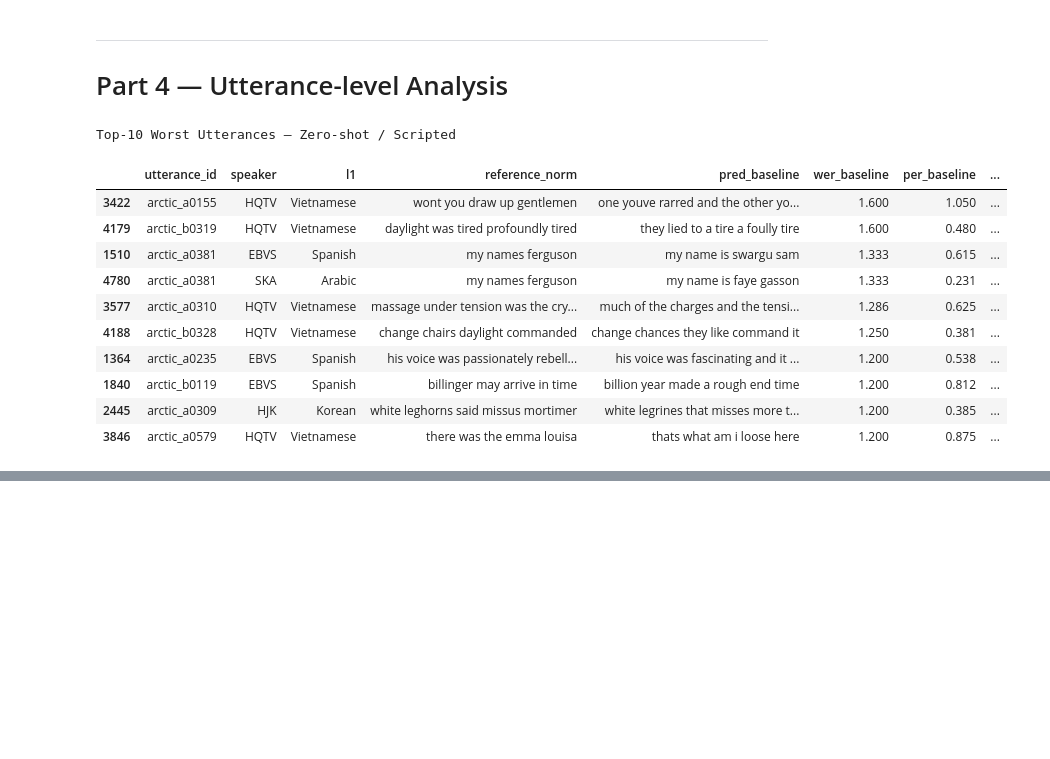
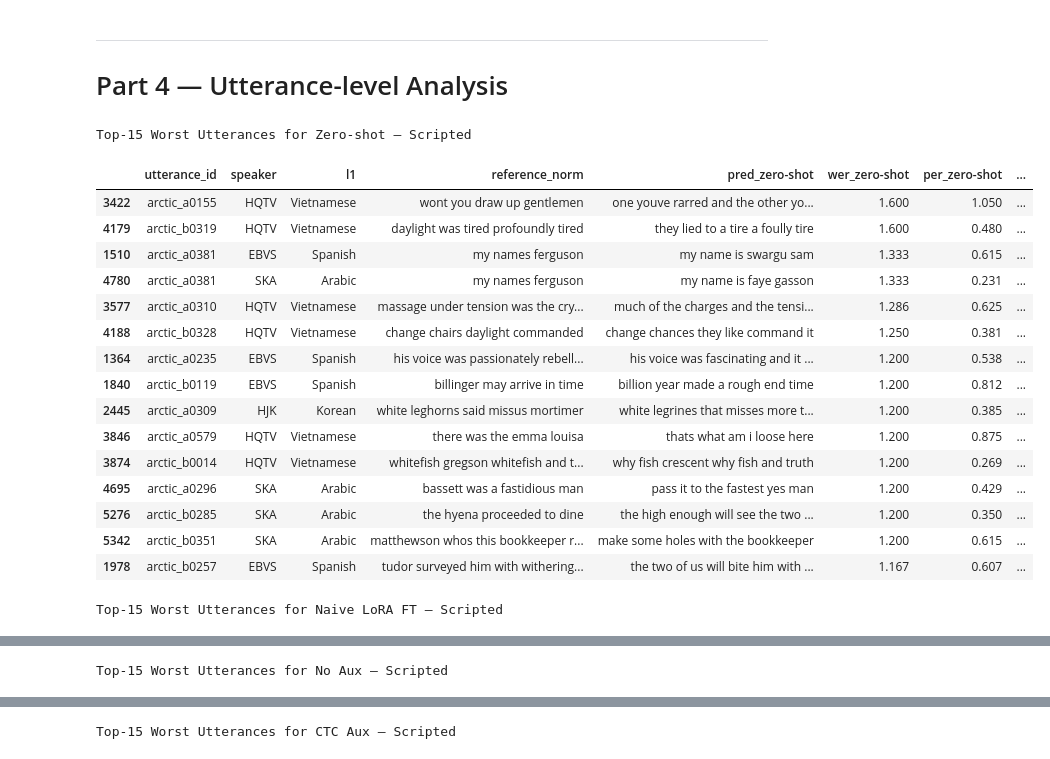
Before and after one commit to Tisya-V/accent-robust-asr, a Jupyter notebook: src/eval/model_performance_comparison.ipynb, the cells around one changed output, grey strips where cells are left out. Saved outputs shown, nothing was run; the diff lists cells and outputs as text; code cells hidden in the pictures; blank space fills up the shorter version.

```diff
--- a/src/eval/model_performance_comparison.ipynb
+++ b/src/eval/model_performance_comparison.ipynb
@@ -26,6 +26,7 @@ RESULTS_DIR = "results/model_perf_comparison"
 MODEL_KEYS = {
     "baseline":      "Zero-shot",
     "baseline_lora": "Naive LoRA FT",
+    "no_aux":        "No Aux",
     "ctc_aux":       "CTC Aux",
     "feat_aux":      "Feat Aux",
     "both_aux":      "CTC + Feat",
@@ -332,16 +337,15 @@ Scripted vs Spontaneous WER gap (zero-shot)
 # %%
 # ── UTT WER distributions ─────────────────────────────────────────────────────
 fig = go.Figure()
-for key, label in MODEL_KEYS.items():
-    for split in SPLITS:
-        if not available(key, split):
-            continue
-        fig.add_trace(go.Histogram(
-            x       = results[key][split]["utt_wer"],
-            name    = f"{label} / {split}",
-            opacity = 0.5,
-            nbinsx  = 40,
-        ))
+key = "ctc_aux"
+label = MODEL_KEYS[key]
+split = "scripted"
+fig.add_trace(go.Histogram(
+    x       = results[key][split]["utt_wer"],
+    name    = f"{label} / {split}",
+    opacity = 0.5,
+    nbinsx  = 40,
+))
 fig.update_layout(
     title    = "Utterance WER Distribution — All Conditions",
     barmode  = "overlay",
@@ -351,38 +355,41 @@ fig.update_layout(
 )
 fig.show()
 # %%
-# ── Top-10 worst utterances — scripted zero-shot, cross-model comparison ──────
-split = "scripted"
-if available("baseline", split):
-    base_df = results["baseline"][split]
-    idx     = base_df.nlargest(10, "utt_wer").index
-    worst   = base_df.loc[idx, [
-        "utterance_id", "speaker", "l1",
-        "reference_norm", "prediction_norm", "utt_wer", "utt_per",
-    ]].rename(columns={
-        "prediction_norm": "pred_baseline",
-        "utt_wer":         "wer_baseline",
-        "utt_per":         "per_baseline",
-    })
+# ── Worst utterances per model — scripted, cross-model comparison ─────────────
+split    = "scripted"
+N_WORST  = 15
 
+base_df = results["baseline"][split]
+
+for anchor_key, anchor_label in MODEL_KEYS.items():
+    if not available(anchor_key, split):
+        continue
+
+    anchor_df = results[anchor_key][split]
+    idx       = anchor_df.nlargest(N_WORST, "utt_wer").index
+
+    worst = base_df.loc[idx, ["utterance_id", "speaker", "l1", "reference_norm"]].copy()
+
+    # Add each model's prediction + WER + PER for these utterances
     for key, label in MODEL_KEYS.items():
-        if key == "baseline" or not available(key, split):
+        if not available(key, split):
             continue
-        other = results[key][split]
-        worst[f"pred_{key}"] = other.loc[idx, "prediction_norm"].values
-        worst[f"wer_{key}"]  = other.loc[idx, "utt_wer"].values
+        other            = results[key][split]
+        col              = label.replace(" ", "_").lower()
+        worst[f"pred_{col}"] = other.loc[idx, "prediction_norm"].values
+        worst[f"wer_{col}"]  = other.loc[idx, "utt_wer"].values
         if "utt_per" in other.columns:
-            worst[f"per_{key}"] = other.loc[idx, "utt_per"].values
+            worst[f"per_{col}"] = other.loc[idx, "utt_per"].values
 
     fmt_cols = {c: "{:.3f}" for c in worst.columns if c.startswith(("wer_", "per_"))}
     display(
         worst.style
-             .format(fmt_cols)
-             .set_caption("Top-10 Worst Utterances — Zero-shot / Scripted")
+                .format(fmt_cols)
+                .set_caption(f"Top-{N_WORST} Worst Utterances for {anchor_label} — Scripted")
     )
 # %% [output]
-Top-10 Worst Utterances — Zero-shot / Scripted
+Top-15 Worst Utterances for Zero-shot — Scripted
-|  | utterance_id | speaker | l1 | reference_norm | pred_baseline | wer_baseline | per_baseline | ... |
+|  | utterance_id | speaker | l1 | reference_norm | pred_zero-shot | wer_zero-shot | per_zero-shot | ... |
 | 3422 | arctic_a0155 | HQTV | Vietnamese | wont you draw up gentlemen | one youve rarred and the other yo... | 1.600 | 1.050 | ... |
 | 4179 | arctic_b0319 | HQTV | Vietnamese | daylight was tired profoundly tired | they lied to a tire a foully tire | 1.600 | 0.480 | ... |
 | 1510 | arctic_a0381 | EBVS | Spanish | my names ferguson | my name is swargu sam | 1.333 | 0.615 | ... |
@@ -393,3 +400,9 @@ Top-10 Worst Utterances — Zero-shot / Scripted
 | 1840 | arctic_b0119 | EBVS | Spanish | billinger may arrive in time | billion year made a rough end time | 1.200 | 0.812 | ... |
 | 2445 | arctic_a0309 | HJK | Korean | white leghorns said missus mortimer | white legrines that misses more t... | 1.200 | 0.385 | ... |
 | 3846 | arctic_a0579 | HQTV | Vietnamese | there was the emma louisa | thats what am i loose here | 1.200 | 0.875 | ... |
+| 3874 | arctic_b0014 | HQTV | Vietnamese | whitefish gregson whitefish and t... | why fish crescent why fish and truth | 1.200 | 0.269 | ... |
+| 4695 | arctic_a0296 | SKA | Arabic | bassett was a fastidious man | pass it to the fastest yes man | 1.200 | 0.429 | ... |
+| 5276 | arctic_b0285 | SKA | Arabic | the hyena proceeded to dine | the high enough will see the two ... | 1.200 | 0.350 | ... |
+| 5342 | arctic_b0351 | SKA | Arabic | matthewson whos this bookkeeper r... | make some holes with the bookkeeper | 1.200 | 0.615 | ... |
+| 1978 | arctic_b0257 | EBVS | Spanish | tudor surveyed him with withering... | the two of us will bite him with ... | 1.167 | 0.607 | ... |
+Top-15 Worst Utterances for Naive LoRA FT — Scripted
@@ -395,0 +425 @@ Top-10 Worst Utterances — Zero-shot / Scripted
+Top-15 Worst Utterances for No Aux — Scripted
@@ -395,0 +442 @@ Top-10 Worst Utterances — Zero-shot / Scripted
+Top-15 Worst Utterances for CTC Aux — Scripted
```
Also changed, not shown: parts of 9 cells of this notebook, 24 other files.
